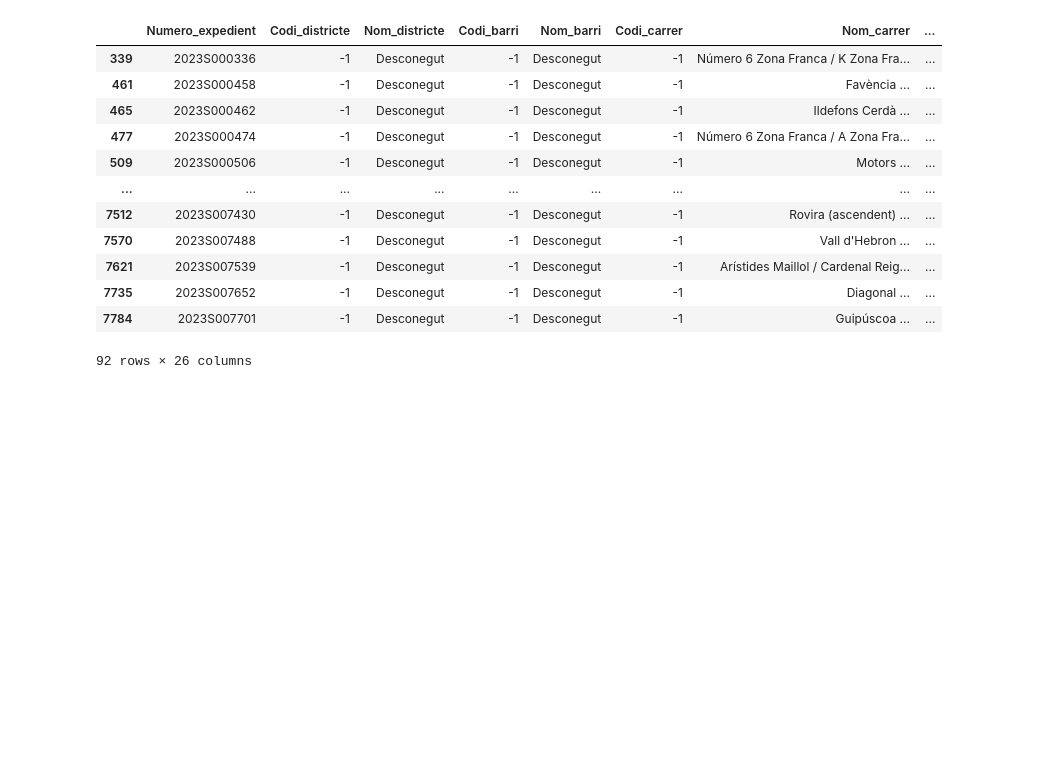
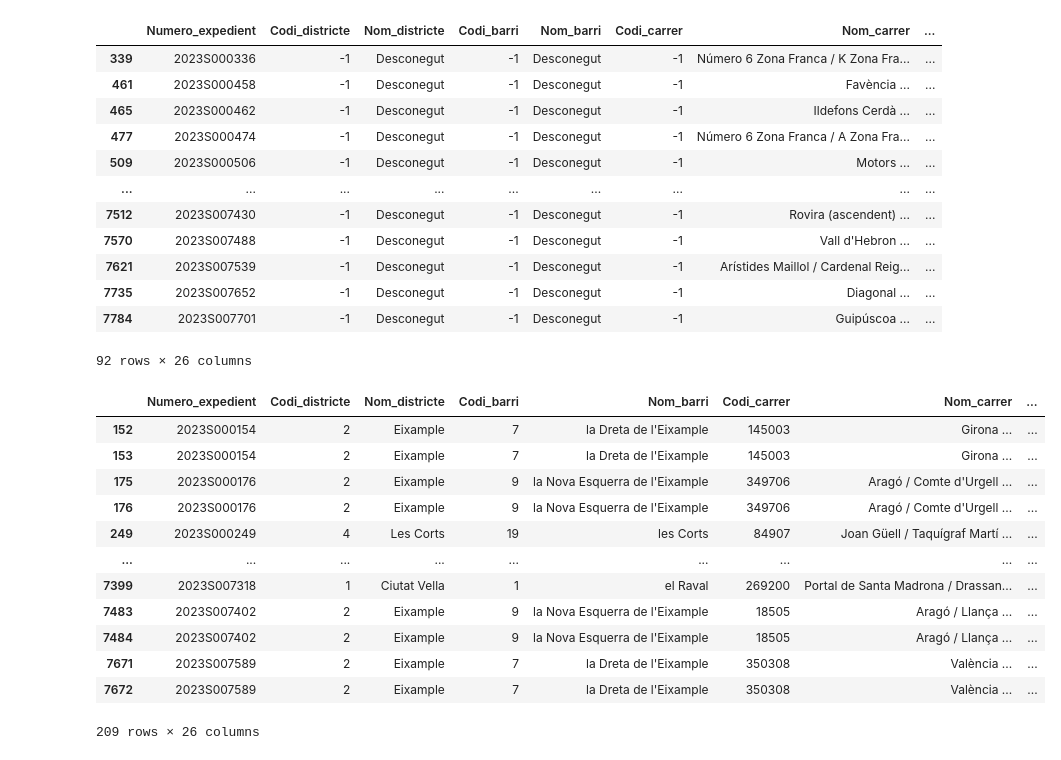
Before and after one commit to PacoFletcher/Proyecto-Machine-Learning, a Jupyter notebook: jupyters/Preparado_2023.ipynb, the cells around one changed output. Saved outputs shown, nothing was run; the diff lists cells and outputs as text; code cells hidden in the pictures; blank space fills up the shorter version.

```diff
--- a/jupyters/Preparado_2023.ipynb
+++ b/jupyters/Preparado_2023.ipynb
@@ -143,3 +148,19 @@ df[df["Codi_districte"] == -1]
 | 7735 | 2023S007652 | -1 | Desconegut | -1 | Desconegut | -1 | Diagonal ... | ... |
 | 7784 | 2023S007701 | -1 | Desconegut | -1 | Desconegut | -1 | Guipúscoa ... | ... |
 92 rows × 26 columns
+# %%
+df[df["Numero_expedient"].isin( df[df["Numero_expedient"].duplicated()]["Numero_expedient"])].sort_values("Numero_expedient")
+# %% [output]
+|  | Numero_expedient | Codi_districte | Nom_districte | Codi_barri | Nom_barri | Codi_carrer | Nom_carrer | ... |
+| 152 | 2023S000154 | 2 | Eixample | 7 | la Dreta de l'Eixample | 145003 | Girona ... | ... |
+| 153 | 2023S000154 | 2 | Eixample | 7 | la Dreta de l'Eixample | 145003 | Girona ... | ... |
+| 175 | 2023S000176 | 2 | Eixample | 9 | la Nova Esquerra de l'Eixample | 349706 | Aragó / Comte d'Urgell ... | ... |
+| 176 | 2023S000176 | 2 | Eixample | 9 | la Nova Esquerra de l'Eixample | 349706 | Aragó / Comte d'Urgell ... | ... |
+| 249 | 2023S000249 | 4 | Les Corts | 19 | les Corts | 84907 | Joan Güell / Taquígraf Martí ... | ... |
+| ... | ... | ... | ... | ... | ... | ... | ... | ... |
+| 7399 | 2023S007318 | 1 | Ciutat Vella | 1 | el Raval | 269200 | Portal de Santa Madrona / Drassan... | ... |
+| 7483 | 2023S007402 | 2 | Eixample | 9 | la Nova Esquerra de l'Eixample | 18505 | Aragó / Llança ... | ... |
+| 7484 | 2023S007402 | 2 | Eixample | 9 | la Nova Esquerra de l'Eixample | 18505 | Aragó / Llança ... | ... |
+| 7671 | 2023S007589 | 2 | Eixample | 7 | la Dreta de l'Eixample | 350308 | València ... | ... |
+| 7672 | 2023S007589 | 2 | Eixample | 7 | la Dreta de l'Eixample | 350308 | València ... | ... |
+209 rows × 26 columns
```
Also changed, not shown: parts of 1 cell of this notebook, 4 other files.
